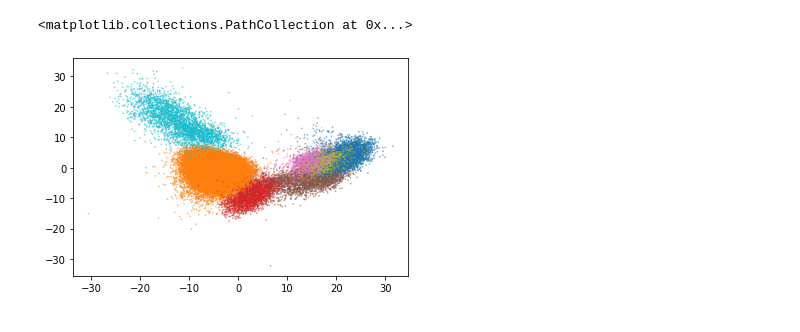
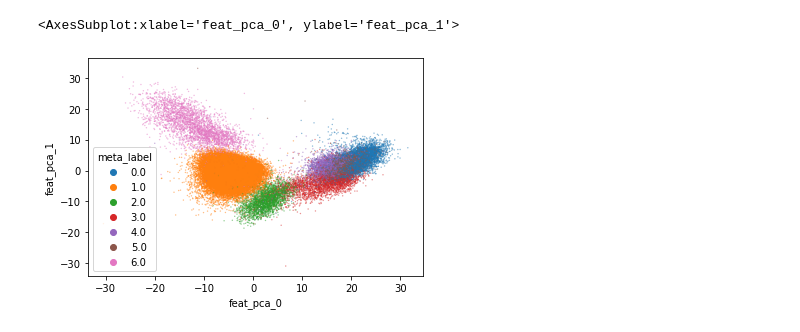
Before and after one commit to MaximLippeveld/buzz, a Jupyter notebook: demo/demo_wbc_ifc.ipynb, the cells around one changed output. Saved outputs shown, nothing was run; the diff lists cells and outputs as text; code cells hidden in the pictures.

```diff
--- a/demo/demo_wbc_ifc.ipynb
+++ b/demo/demo_wbc_ifc.ipynb
@@ -14,6 +14,9 @@ df.columns = ["feat_%s" % col if col not in ["set", "label"] else "meta_%s" % co
 df["index"] = numpy.arange(df.shape[0])
 # %%
 df = df[df["meta_label"] != -1]
+# %%
+df = df.drop(columns=(df.columns[df.var() == 0]))
+df = df.drop(columns=df.filter(regex="saturation").columns)
 # %%
 dfs = []
 for idx, gdf in df.groupby("meta_set"):
@@ -22,12 +25,16 @@ for idx, gdf in df.groupby("meta_set"):
     tmp_df["meta_set"] = gdf["meta_set"].values
     tmp_df["meta_label"] = gdf["meta_label"].values
     dfs.append(tmp_df)
-trans_df = pandas.concat(dfs)
-trans_df.loc[trans_df["meta_set"] == 100, "meta_set"] = 1
+scaled_df = pandas.concat(dfs)
+scaled_df.loc[trans_df["meta_set"] == 100, "meta_set"] = 1
+# %%
+embed_df = pandas.DataFrame(index=df.index)
 # %%
-trans = decomposition.PCA(n_components=2).fit_transform(trans_df.drop(columns=["meta_set", "meta_label"]).values)
+tmp = decomposition.PCA(n_components=2).fit_transform(scaled_df.drop(columns=["meta_set", "meta_label"]).values)
+embed_df["feat_pca_0"] = tmp[:, 0]
+embed_df["feat_pca_1"] = tmp[:, 1]
-# %%
-plt.scatter(trans[:, 0], trans[:, 1], s=0.5, alpha=0.5, c=trans_df["meta_label"], cmap="tab10")
-# %% [output]
-<matplotlib.collections.PathCollection at 0x...>
-[figure, removed]
+# %%
+seaborn.scatterplot(data=pandas.concat([embed_df, df], axis=1), hue="meta_label", x="feat_pca_0", y="feat_pca_1", s=2, alpha=0.5, linewidth=0, palette="tab10")
+# %% [output]
+<AxesSubplot:xlabel='feat_pca_0', ylabel='feat_pca_1'>
+[figure, added]
```
Also changed, not shown: parts of 27 cells of this notebook.
